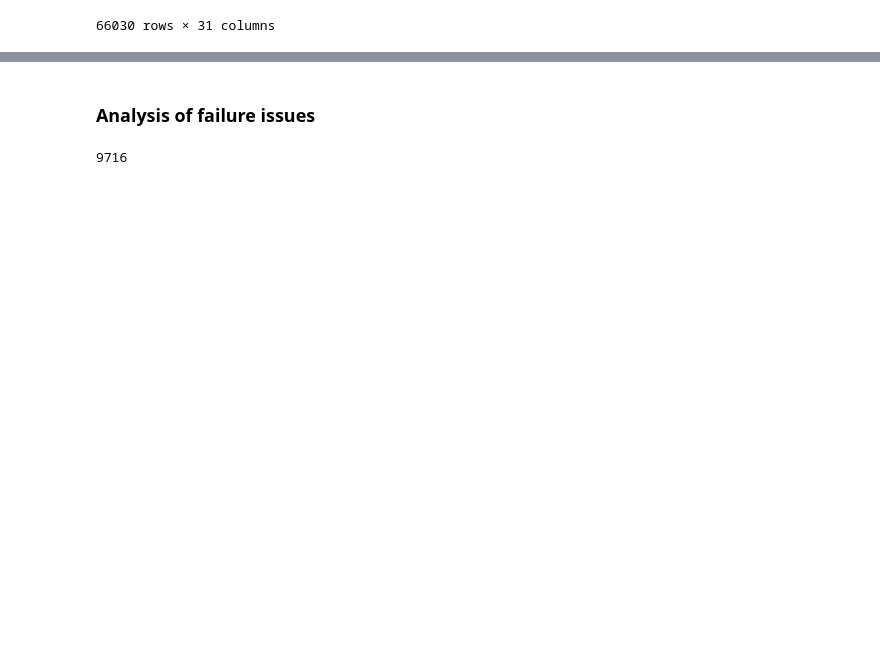
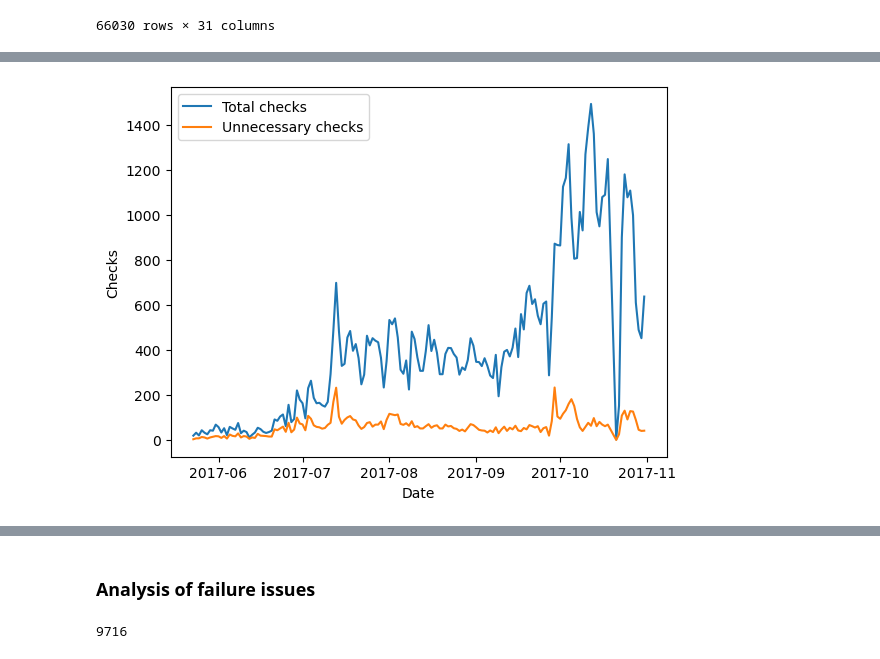
Before and after one commit to LaszloCodes/kyc_analysis, a Jupyter notebook: kyc_analysis.ipynb, the cells around one changed output, grey strips where cells are left out. Saved outputs shown, nothing was run; the diff lists cells and outputs as text; code cells hidden in the pictures; blank space fills up the shorter version.

Commit message:
Analysis of unnecessary checks over time

```diff
--- a/kyc_analysis.ipynb
+++ b/kyc_analysis.ipynb
@@ -757,0 +758,9 @@ summary_df
+# %%
+# Unnecessary checks over time
+summary_over_time = multiple_tries.groupby('doc_created_date').agg(
+    unique_users = ('user_id','nunique'),
+    total_attempts = ('number','count'),
+    unnecessary_checks = ('neccessary_check', lambda x: (x==0).sum())
+).reset_index()
+# %%
+summary_over_time['pct_unnecessary_check'] = summary_over_time['unnecessary_checks'] / summary_over_time['total_attempts']
@@ -757,0 +783,10 @@ summary_df
+# %%
+# Number of checks and unnecessary checks
+plt.plot(summary_over_time['doc_created_date'], summary_over_time['total_attempts'],label='Total checks')
+plt.plot(summary_over_time['doc_created_date'], summary_over_time['unnecessary_checks'], label='Unnecessary checks')
+plt.legend()
+plt.xlabel('Date')
+plt.ylabel('Checks')
+plt.show()
+# %% [output]
+[figure, added]
```
Also changed, not shown: parts of 12 cells of this notebook.
